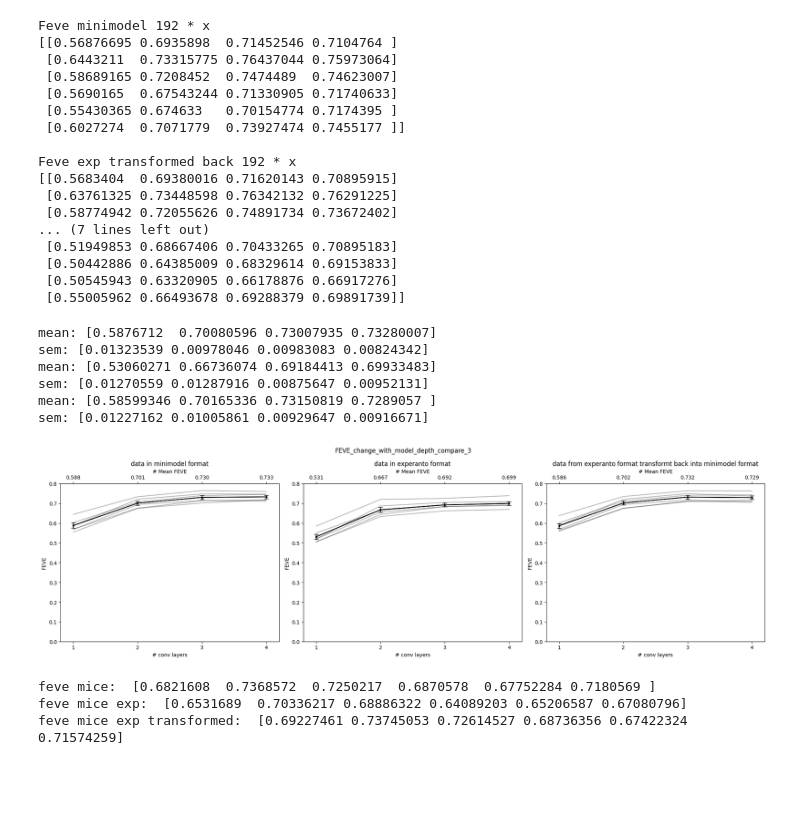
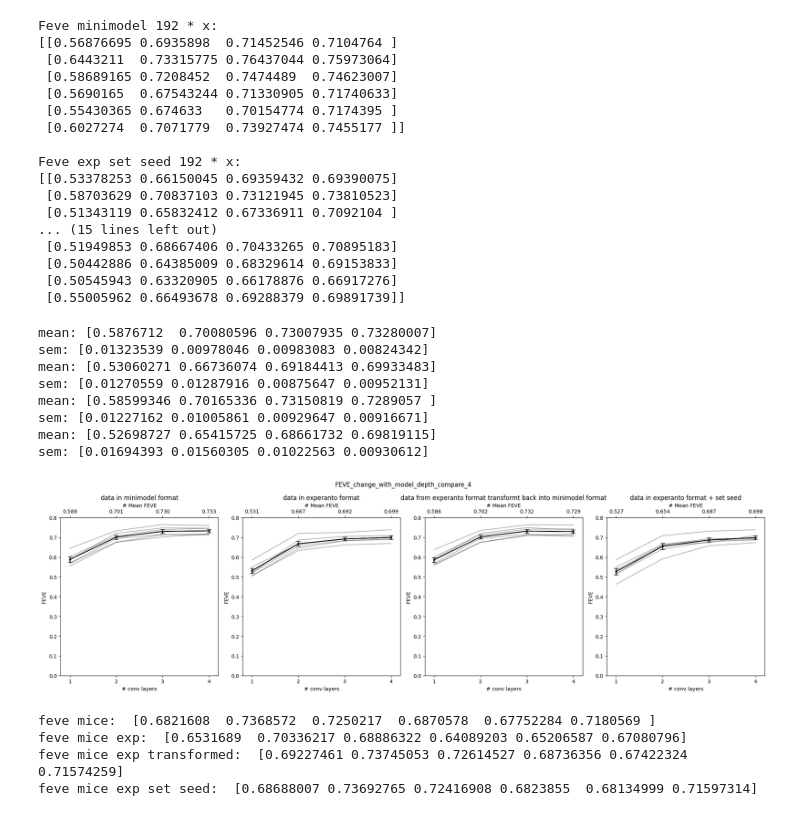
Before and after one commit to NAMAR4/minimodel, a Jupyter notebook: internship/comparisson_to_exp_plotting.ipynb, the cells around one changed output. Cells and saved outputs as stored; diff of their text form; code cells hidden in the pictures; blank space fills up the shorter version.

Commit message:
192-x set seed model configure paths

```diff
--- a/internship/comparisson_to_exp_plotting.ipynb
+++ b/internship/comparisson_to_exp_plotting.ipynb
@@ -25,16 +26,20 @@ def get_feve_list(results_path):
 feve_mice = get_feve_list(results_path_192)
 feve_mice_exp = get_feve_list(results_path_192_exp)
 feve_mice_exp_transformed_back = get_feve_list(results_path_192_exp_transformed_back)
-print("Feve minimodel 192 * x")
+feve_mice_exp_set_seed = get_feve_list(results_path_192_exp_set_seed)
+print("Feve minimodel 192 * x:")
 print(feve_mice)
 print()
-print("Feve exp transformed back 192 * x")
+print("Feve exp set seed 192 * x:")
+print(feve_mice_exp_set_seed)
+print()
+print("Feve exp transformed back 192 * x:")
 print(feve_mice_exp_transformed_back)
 print()
-print("Feve exp 192 * x")
+print("Feve exp 192 * x:")
 print(feve_mice_exp)
 # %% [output]
-Feve minimodel 192 * x
+Feve minimodel 192 * x:
 [[0.56876695 0.6935898  0.71452546 0.7104764 ]
  [0.6443211  0.73315775 0.76437044 0.75973064]
  [0.58689165 0.7208452  0.7474489  0.74623007]
@@ -42,11 +47,11 @@ Feve minimodel 192 * x
  [0.55430365 0.674633   0.70154774 0.7174395 ]
  [0.6027274  0.7071779  0.73927474 0.7455177 ]]
 
-Feve exp transformed back 192 * x
-[[0.5683404  0.69380016 0.71620143 0.70895915]
- [0.63761325 0.73448598 0.76342132 0.76291225]
- [0.58774942 0.72055626 0.74891734 0.73672402]
-... (7 lines left out)
+Feve exp set seed 192 * x:
+[[0.53378253 0.66150045 0.69359432 0.69390075]
+ [0.58703629 0.70837103 0.73121945 0.73810523]
+ [0.51343119 0.65832412 0.67336911 0.7092104 ]
+... (15 lines left out)
  [0.51949853 0.68667406 0.70433265 0.70895183]
  [0.50442886 0.64385009 0.68329614 0.69153833]
  [0.50545943 0.63320905 0.66178876 0.66917276]
@@ -81,27 +86,30 @@ def plot_feve_vs_depth(ax, feve_mice, title="FEVE change with model depth"):
     ax_top.set_xticklabels([f"{m:.3f}" for m in mean])
     ax_top.set_xlabel("# Mean FEVE")
 # %%
-fig, axis = plt.subplots(1,3, figsize=(20,6))
+fig, axis = plt.subplots(1,4, figsize=(20,6))
 
 plot_feve_vs_depth(axis[0], feve_mice, title= "data in minimodel format")
 plot_feve_vs_depth(axis[1], feve_mice_exp, title= "data in experanto format")
 plot_feve_vs_depth(axis[2], feve_mice_exp_transformed_back, title= "data from experanto format transformt back into minimodel format")
+plot_feve_vs_depth(axis[3], feve_mice_exp_set_seed, title= "data in experanto format + set seed")
 
-title = "FEVE_change_with_model_depth_compare_3"
+title = "FEVE_change_with_model_depth_compare_4"
 fig.suptitle(title)
 plt.tight_layout()
 output_file_path = os.path.join(output_path, title)
 plt.savefig(output_file_path)
 
 plt.show()
 # %% [output]
 mean: [0.5876712  0.70080596 0.73007935 0.73280007]
 sem: [0.01323539 0.00978046 0.00983083 0.00824342]
 mean: [0.53060271 0.66736074 0.69184413 0.69933483]
 sem: [0.01270559 0.01287916 0.00875647 0.00952131]
 mean: [0.58599346 0.70165336 0.73150819 0.7289057 ]
 sem: [0.01227162 0.01005861 0.00929647 0.00916671]
+mean: [0.52698727 0.65415725 0.68661732 0.69819115]
+sem: [0.01694393 0.01560305 0.01022563 0.00930612]
-[figure, old version]
+[figure, new version]
 # %%
 def get_feve_list_2(results_path):
     feve_mice = []
@@ -120,22 +128,21 @@ def get_feve_list_2(results_path):
 results_path_16_320 = './results_16-320'
 results_path_16_320_exp = './results_16-320_exp'
 results_path_16_320_exp_transformed_back = './results_16-320_exp_test'
+results_path_16_320_exp_set_seed = './results_16-320_exp_test_set_seed2'
 feve_mice = get_feve_list_2(results_path_16_320)
 feve_mice_exp = get_feve_list_2(results_path_16_320_exp)
 feve_mice_exp_transformed_back = get_feve_list_2(results_path_16_320_exp_transformed_back)
+feve_mice_exp_set_seed = get_feve_list_2(results_path_16_320_exp_set_seed)
 
 print("feve mice: ", feve_mice)
 print("feve mice exp: ",feve_mice_exp)
 print("feve mice exp transformed: ",feve_mice_exp_transformed_back)
-
-mean_feve = np.mean(feve_mice)
-mean_feve_exp = np.mean(feve_mice_exp)
-sem_feve = np.std(feve_mice, axis=0, ddof=1) / np.sqrt(feve_mice.shape[0])
-sem_feve_exp = np.std(feve_mice_exp, axis=0, ddof=1) / np.sqrt(feve_mice_exp.shape[0])
+print("feve mice exp set seed: ",feve_mice_exp_set_seed)
 # %% [output]
 feve mice:  [0.6821608  0.7368572  0.7250217  0.6870578  0.67752284 0.7180569 ]
 feve mice exp:  [0.6531689  0.70336217 0.68886322 0.64089203 0.65206587 0.67080796]
 feve mice exp transformed:  [0.69227461 0.73745053 0.72614527 0.68736356 0.67422324 0.71574259]
+feve mice exp set seed:  [0.68688007 0.73692765 0.72416908 0.6823855  0.68134999 0.71597314]
 # %%
 def plot_16_320(feve_scores, tick_labels, title="Average_performance_mouse"):
     # feve_scores: list of all the np.arrays of the feve_scores. One sample has the shape: (n_mice)
```
Also changed, not shown: parts of 3 cells of this notebook, 4 other files.
